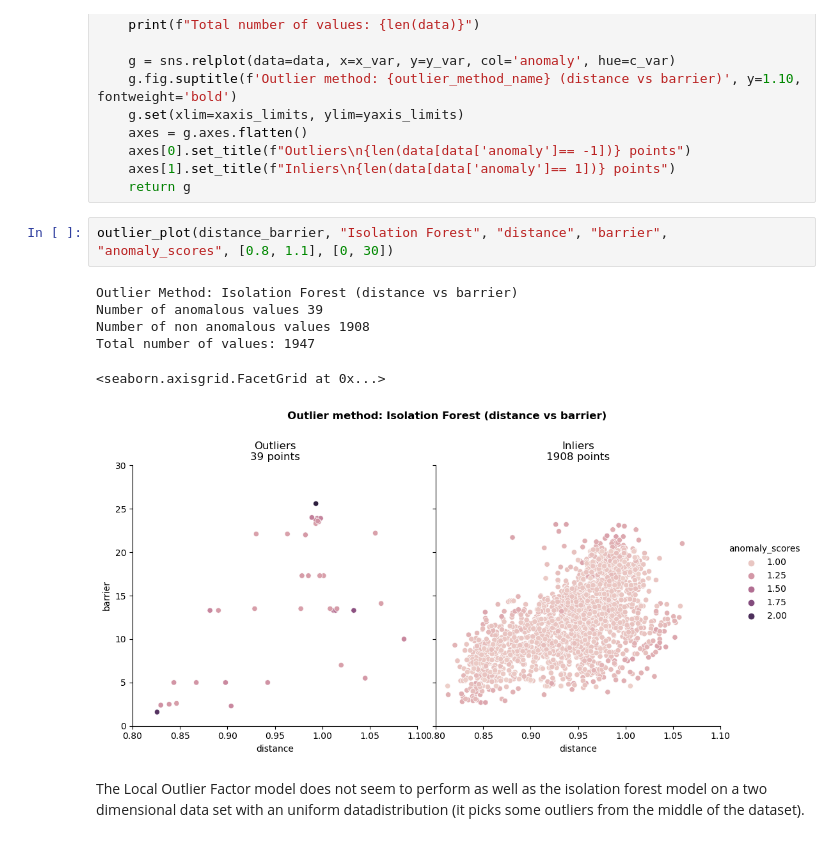
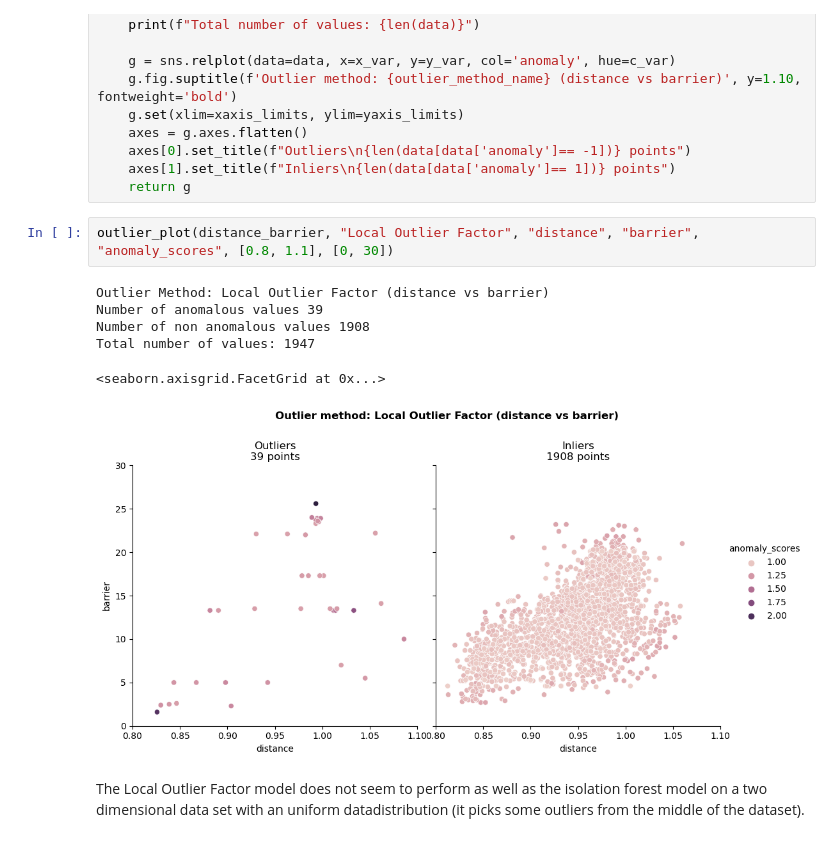
Before and after one commit to joelormala/vaskas-space, a Jupyter notebook: outliers_distance_barrier_LOF.ipynb, the cells around one changed output. Drawn from its saved outputs; the diff is of its cells as text.

```diff
--- a/outliers_distance_barrier_LOF.ipynb
+++ b/outliers_distance_barrier_LOF.ipynb
@@ -93,13 +93,13 @@ def outlier_plot(data, outlier_method_name, x_var, y_var, c_var, xaxis_limits=[0
     axes[1].set_title(f"Inliers\n{len(data[data['anomaly']== 1])} points")
     return g
 # %%
-outlier_plot(distance_barrier, "Isolation Forest", "distance", "barrier", "anomaly_scores", [0.8, 1.1], [0, 30])
+outlier_plot(distance_barrier, "Local Outlier Factor", "distance", "barrier", "anomaly_scores", [0.8, 1.1], [0, 30])
 # %% [output]
-Outlier Method: Isolation Forest (distance vs barrier)
+Outlier Method: Local Outlier Factor (distance vs barrier)
 Number of anomalous values 39
 Number of non anomalous values 1908
 Total number of values: 1947
 <seaborn.axisgrid.FacetGrid at 0x...>
-[figure, old version]
+[figure, new version]
 # %% [markdown]
 The Local Outlier Factor model does not seem to perform as well as the isolation forest model on a two dimensional data set with an uniform datadistribution (it picks some outliers from the middle of the dataset).
```
Also changed, not shown: 1 other file.
